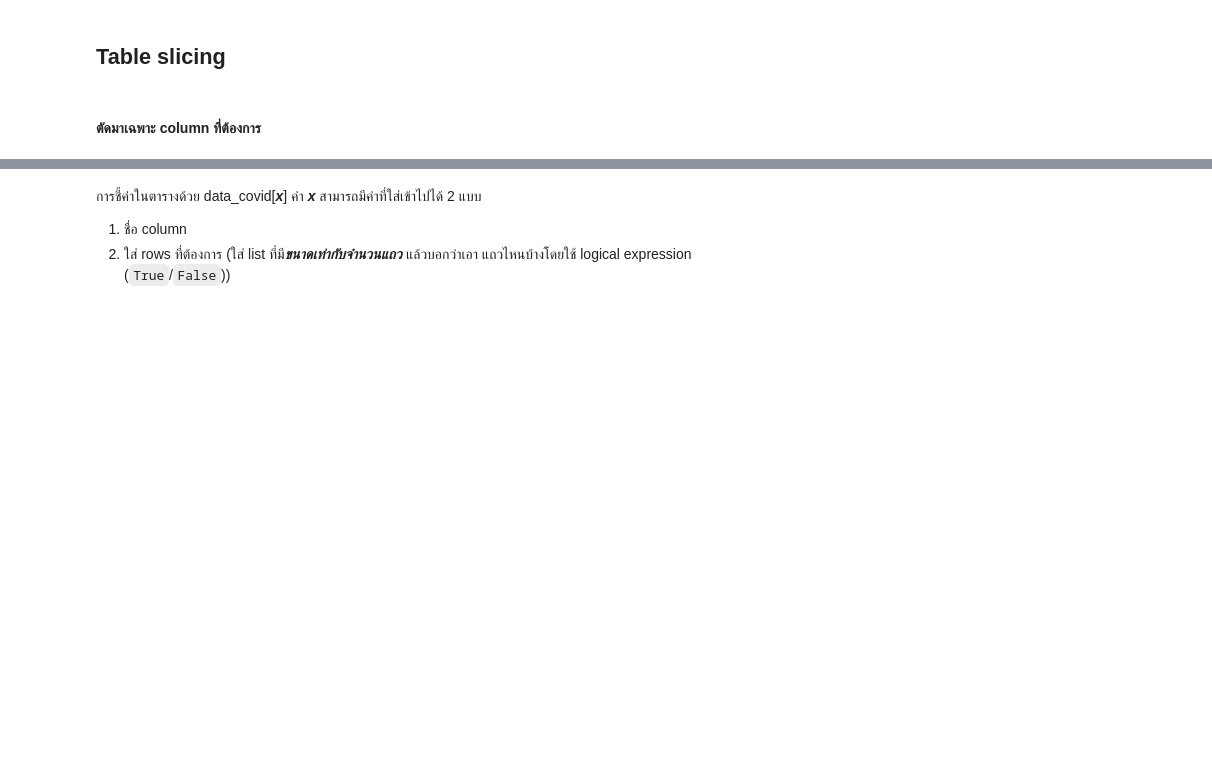
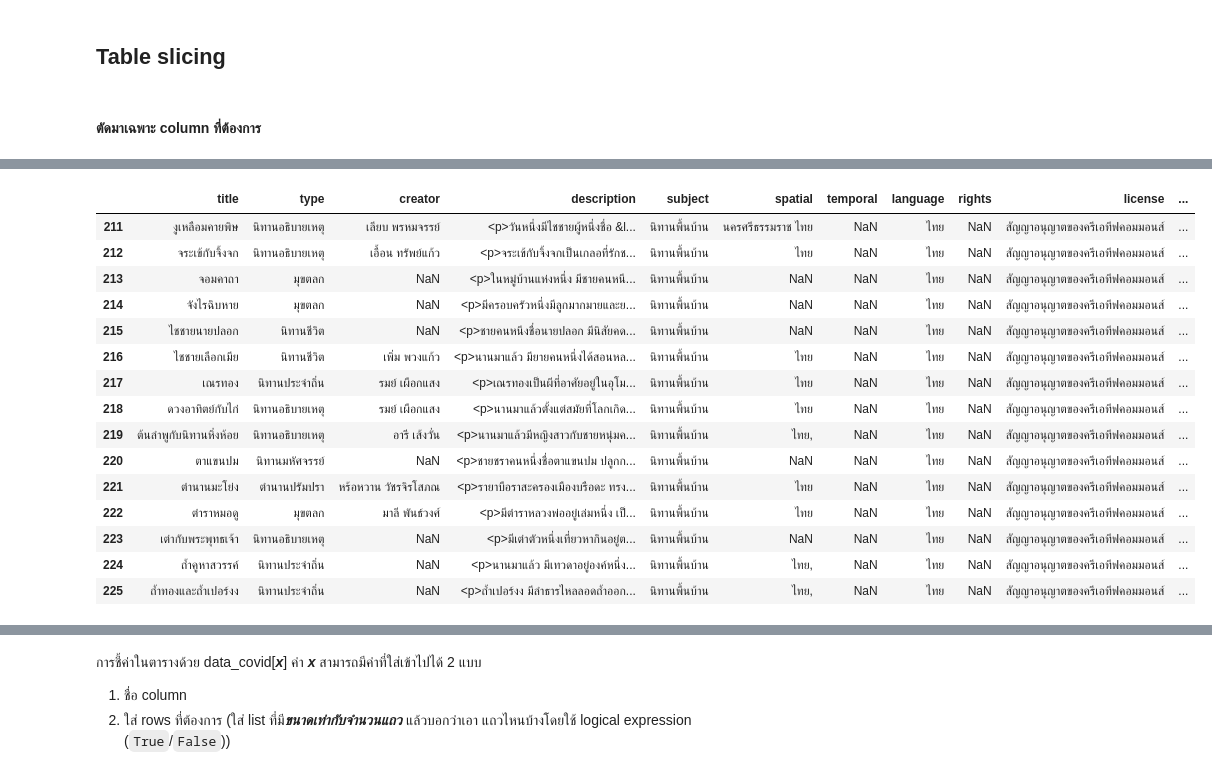
Before and after one commit to punramon/python_dataviz2024, a Jupyter notebook: Pandas_101_2024.ipynb, the cells around one changed output, grey strips where cells are left out. Drawn from its saved outputs; the diff is of its cells as text; code cells hidden in the pictures; blank space fills up the shorter version.

```diff
--- a/Pandas_101_2024.ipynb
+++ b/Pandas_101_2024.ipynb
@@ -175,0 +246,19 @@ data_covid[data_covid['province_of_onset']=='ขอนแก่น']
+# %%
+folk_df.iloc[-15:,:]
+# %% [output]
+|  | title | type | creator | description | subject | spatial | temporal | language | rights | license | ... |
+| 211 | งูเหลือมคายพิษ | นิทานอธิบายเหตุ | เลียบ พรหมจรรย์ | <p>วันหนึ่งมีไชชายผู้หนึ่งชื่อ &l... | นิทานพื้นบ้าน | นครศรีธรรมราช ไทย | NaN | ไทย | NaN | สัญญาอนุญาตของครีเอทีฟคอมมอนส์ | ... |
+| 212 | จระเข้กับจิ้งจก | นิทานอธิบายเหตุ | เอื้อน ทรัพย์แก้ว | <p>จระเข้กับจิ้งจกเป็นเกลอที่รักช... | นิทานพื้นบ้าน | ไทย | NaN | ไทย | NaN | สัญญาอนุญาตของครีเอทีฟคอมมอนส์ | ... |
+| 213 | จอมคาถา | มุขตลก | NaN | <p>ในหมู่บ้านแห่งหนึ่ง มีชายคนหนึ... | นิทานพื้นบ้าน | NaN | NaN | ไทย | NaN | สัญญาอนุญาตของครีเอทีฟคอมมอนส์ | ... |
+| 214 | จังไรฉิบหาย | มุขตลก | NaN | <p>มีครอบครัวหนึ่งมีลูกมากมายและย... | นิทานพื้นบ้าน | NaN | NaN | ไทย | NaN | สัญญาอนุญาตของครีเอทีฟคอมมอนส์ | ... |
+| 215 | ไชชายนายปลอก | นิทานชีวิต | NaN | <p>ชายคนหนึงชื่อนายปลอก มีนิสัยคด... | นิทานพื้นบ้าน | NaN | NaN | ไทย | NaN | สัญญาอนุญาตของครีเอทีฟคอมมอนส์ | ... |
+| 216 | ไชชายเลือกเมีย | นิทานชีวิต | เพิ่ม พวงแก้ว | <p>นานมาแล้ว มียายคนหนึ่งได้สอนหล... | นิทานพื้นบ้าน | ไทย | NaN | ไทย | NaN | สัญญาอนุญาตของครีเอทีฟคอมมอนส์ | ... |
+| 217 | เณรทอง | นิทานประจำถิ่น | รมย์ เผือกแสง | <p>เณรทองเป็นผีที่อาศัยอยู่ในอุโม... | นิทานพื้นบ้าน | ไทย | NaN | ไทย | NaN | สัญญาอนุญาตของครีเอทีฟคอมมอนส์ | ... |
+| 218 | ดวงอาทิตย์กับไก่ | นิทานอธิบายเหตุ | รมย์ เผือกแสง | <p>นานมาแล้วตั้งแต่สมัยที่โลกเกิด... | นิทานพื้นบ้าน | ไทย | NaN | ไทย | NaN | สัญญาอนุญาตของครีเอทีฟคอมมอนส์ | ... |
+| 219 | ต้นลำพูกับนิทานหิ่งห้อย | นิทานอธิบายเหตุ | อารี เส้งวั่น | <p>นานมาแล้วมีหญิงสาวกับชายหนุ่มค... | นิทานพื้นบ้าน | ไทย, | NaN | ไทย | NaN | สัญญาอนุญาตของครีเอทีฟคอมมอนส์ | ... |
+| 220 | ตาแขนปม | นิทานมหัศจรรย์ | NaN | <p>ชายชราคนหนึ่งชื่อตาแขนปม ปลูกก... | นิทานพื้นบ้าน | NaN | NaN | ไทย | NaN | สัญญาอนุญาตของครีเอทีฟคอมมอนส์ | ... |
+| 221 | ตำนานมะโย่ง | ตำนานปรัมปรา | หร้อหวาน วัชรจิรโสภณ | <p>รายาบือราสะครองเมืองบรือดะ ทรง... | นิทานพื้นบ้าน | ไทย | NaN | ไทย | NaN | สัญญาอนุญาตของครีเอทีฟคอมมอนส์ | ... |
+| 222 | ตำราหมอดู | มุขตลก | มาลี พันธ์วงศ์ | <p>มีตำราหลวงพ่ออยู่เล่มหนึ่ง เป็... | นิทานพื้นบ้าน | ไทย | NaN | ไทย | NaN | สัญญาอนุญาตของครีเอทีฟคอมมอนส์ | ... |
+| 223 | เต่ากับพระพุทธเจ้า | นิทานอธิบายเหตุ | NaN | <p>มีเต่าตัวหนึ่งเที่ยวหากินอยู่ต... | นิทานพื้นบ้าน | NaN | NaN | ไทย | NaN | สัญญาอนุญาตของครีเอทีฟคอมมอนส์ | ... |
+| 224 | ถ้ำคูหาสวรรค์ | นิทานประจำถิ่น | NaN | <p>นานมาแล้ว มีเทวดาอยู่องค์หนึ่ง... | นิทานพื้นบ้าน | ไทย, | NaN | ไทย | NaN | สัญญาอนุญาตของครีเอทีฟคอมมอนส์ | ... |
+| 225 | ถ้ำทองและถ้ำเปอร์งง | นิทานประจำถิ่น | NaN | <p>ถ้ำเปอร์งง มีลำธารไหลลอดถ้ำออก... | นิทานพื้นบ้าน | ไทย, | NaN | ไทย | NaN | สัญญาอนุญาตของครีเอทีฟคอมมอนส์ | ... |
```
Also changed, not shown: parts of 38 cells of this notebook.
